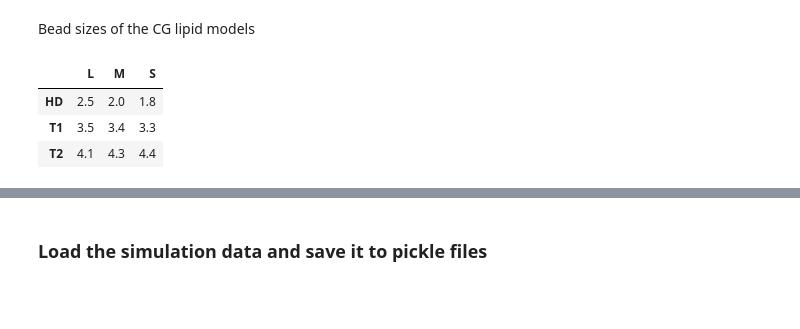
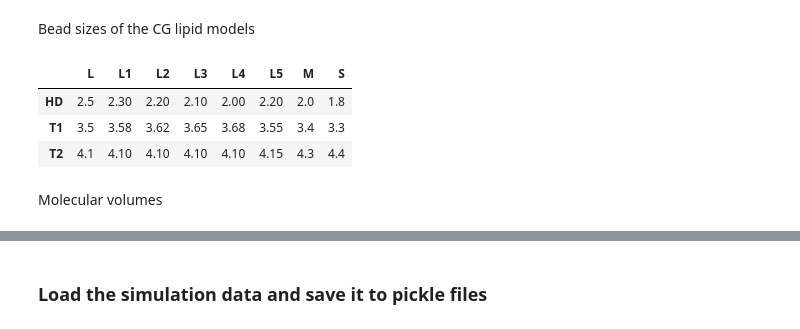
Before and after one commit to gitesei/SI-LNPs, a Jupyter notebook: analysis.ipynb, the cells around one changed output, grey strips where cells are left out. Cells and saved outputs as stored; diff of their text form; code cells hidden in the pictures; blank space fills up the shorter version.

```diff
--- a/analysis.ipynb
+++ b/analysis.ipynb
@@ -31,12 +35,19 @@ else:
 Bead sizes of the CG lipid models
 # %%
 L = pd.Series({'HD':2.5,'T1':3.5,'T2':4.1})
+L1 = pd.Series({'HD':2.3,'T1':3.58,'T2':4.1})
+L2 = pd.Series({'HD':2.2,'T1':3.62,'T2':4.1})
+L3 = pd.Series({'HD':2.1,'T1':3.65,'T2':4.1})
+L4 = pd.Series({'HD':2.0,'T1':3.68,'T2':4.1})
+L5 = pd.Series({'HD':2.2,'T1':3.55,'T2':4.15})
 M = pd.Series({'HD':2,'T1':3.4,'T2':4.3})
 S = pd.Series({'HD':1.8,'T1':3.3,'T2':4.4})
-models = pd.DataFrame({'L':L,'M':M,'S':S})
+models = pd.DataFrame({'L':L,'L1':L1,'L2':L2,'L3':L3,'L4':L4,'L5':L5,'M':M,'S':S})
 models
 # %% [output]
-|  | L | M | S |
-| HD | 2.5 | 2.0 | 1.8 |
-| T1 | 3.5 | 3.4 | 3.3 |
-| T2 | 4.1 | 4.3 | 4.4 |
+|  | L | L1 | L2 | L3 | L4 | L5 | M | S |
+| HD | 2.5 | 2.30 | 2.20 | 2.10 | 2.00 | 2.20 | 2.0 | 1.8 |
+| T1 | 3.5 | 3.58 | 3.62 | 3.65 | 3.68 | 3.55 | 3.4 | 3.3 |
+| T2 | 4.1 | 4.10 | 4.10 | 4.10 | 4.10 | 4.15 | 4.3 | 4.4 |
+# %% [markdown]
+Molecular volumes
```
Also changed, not shown: parts of 10 cells of this notebook, 34 other files.
